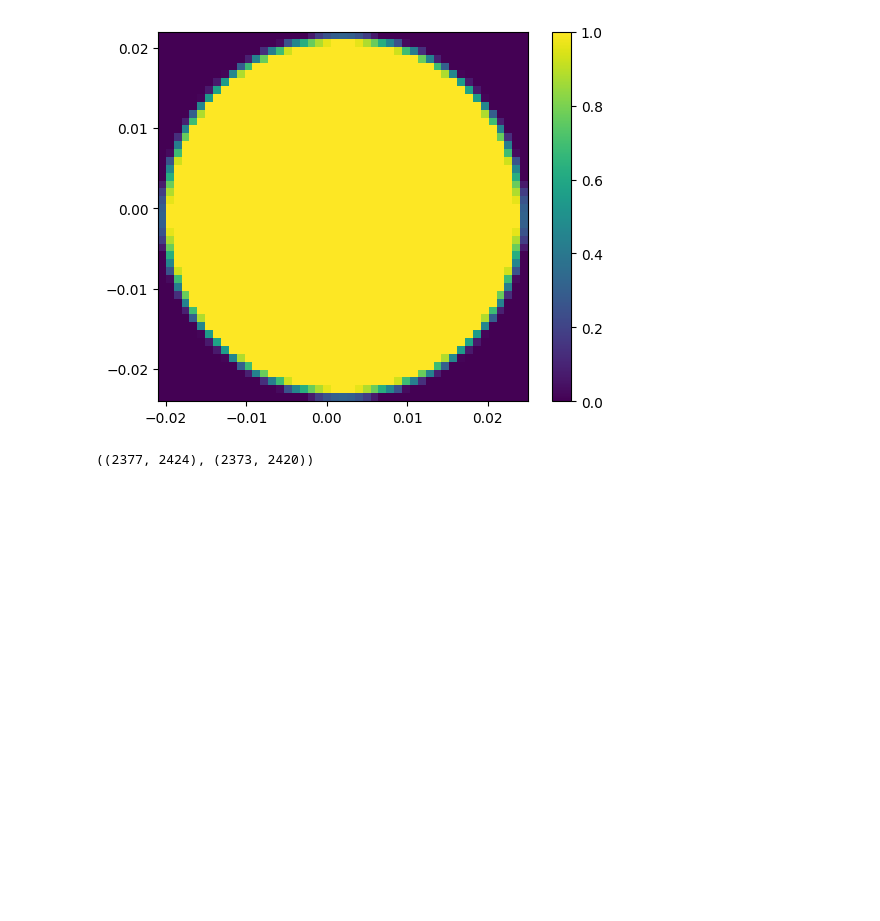
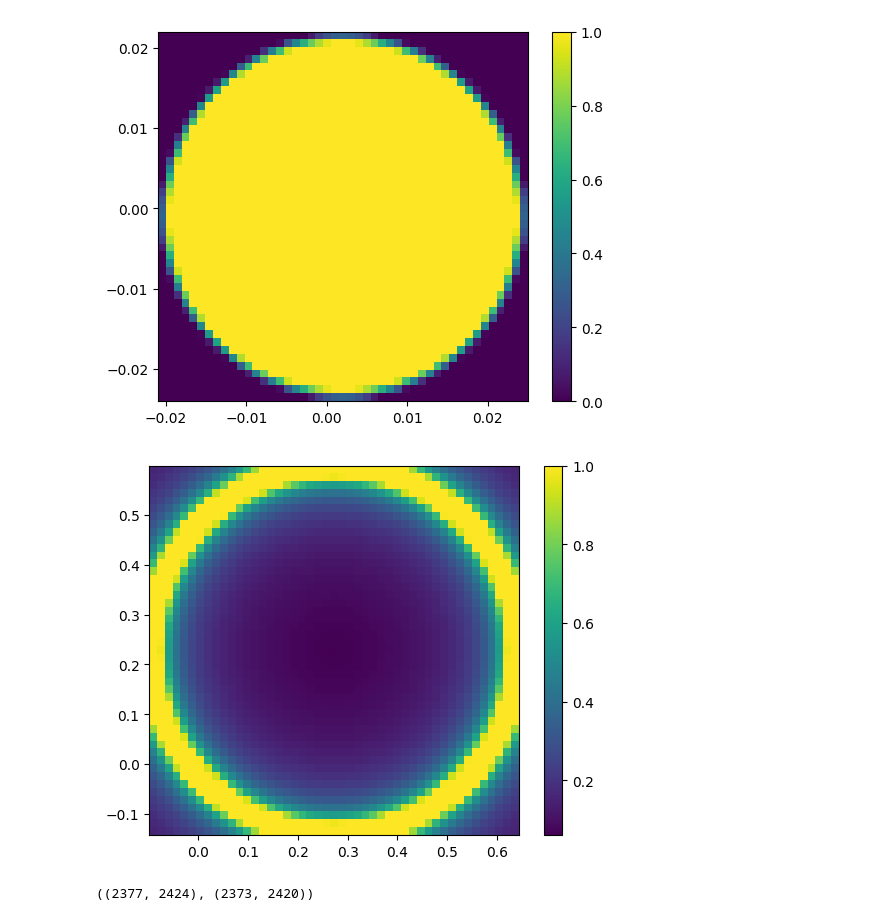
Before and after one commit to Naradice/stocknet_study, a Jupyter notebook: Models/Transformer/ClusterDistanceTransformer.ipynb, the cells around one changed output. Drawn from its saved outputs; the diff is of its cells as text; code cells hidden in the pictures; blank space fills up the shorter version.

```diff
--- a/Models/Transformer/ClusterDistanceTransformer.ipynb
+++ b/Models/Transformer/ClusterDistanceTransformer.ipynb
@@ -993,6 +989,7 @@ _distances = np.sqrt(distances)
 # %%
 unit = 0.001
 
+diff_df = df.diff().dropna()
 x_max = (diff_df["open"].max() // unit) * unit
 x_min = (diff_df["open"].min() // unit) * unit
 y_max = (diff_df["close"].max() // unit) * unit
@@ -1059,6 +1062,14 @@ plt.colorbar()
 plt.show()
 # %% [output]
 [figure]
+# %%
+import matplotlib.pyplot as plt
+
+plt.imshow(np.clip(abs(1/test), 0, 1), origin='lower', extent=(min(x), max(x), min(y), max(y)))
+plt.colorbar()
+plt.show()
+# %% [output]
+[figure, added]
 # %%
 x_index = int(x[0] / unit)
 y_index = int(y[0] / unit)
```
Also changed, not shown: parts of 37 cells of this notebook.
